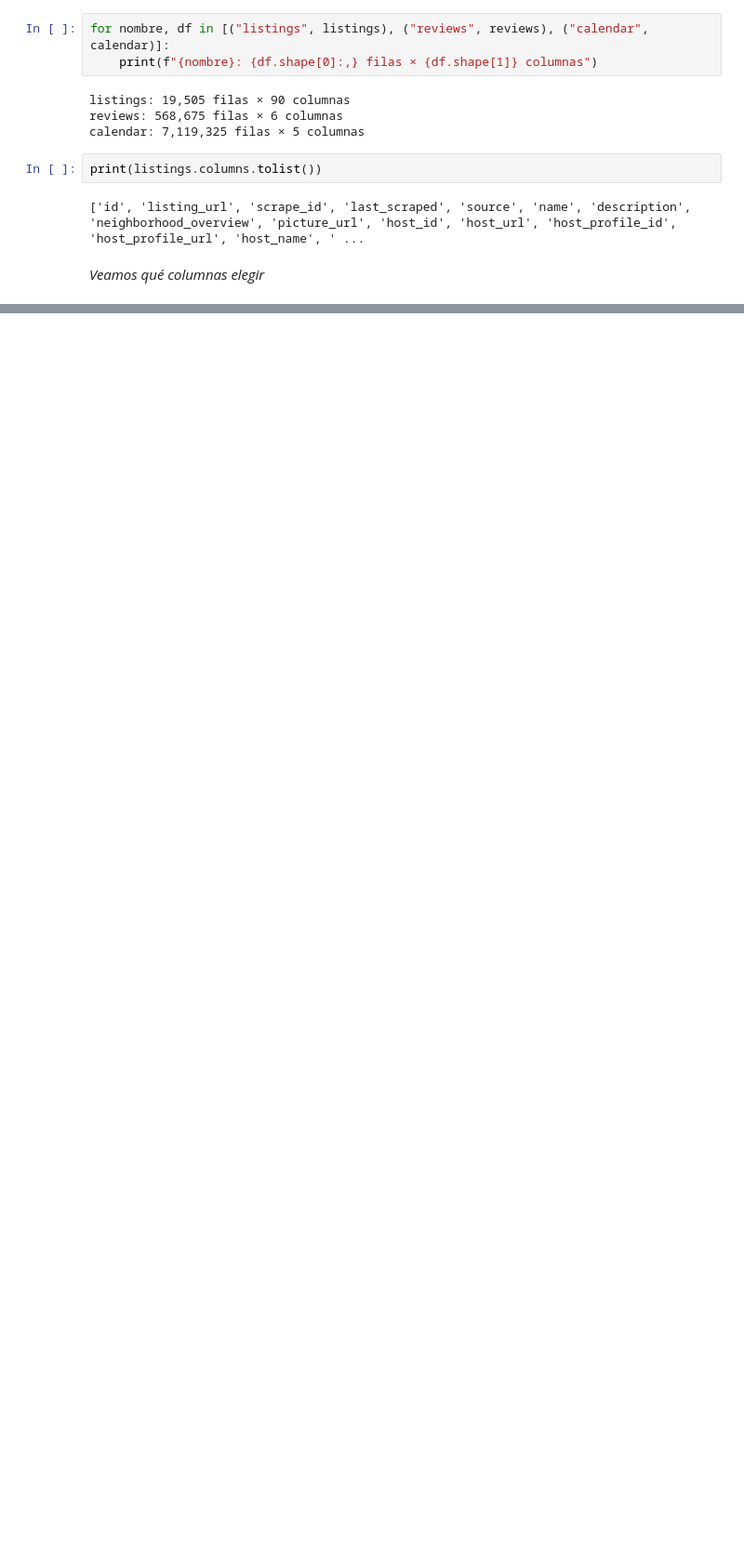
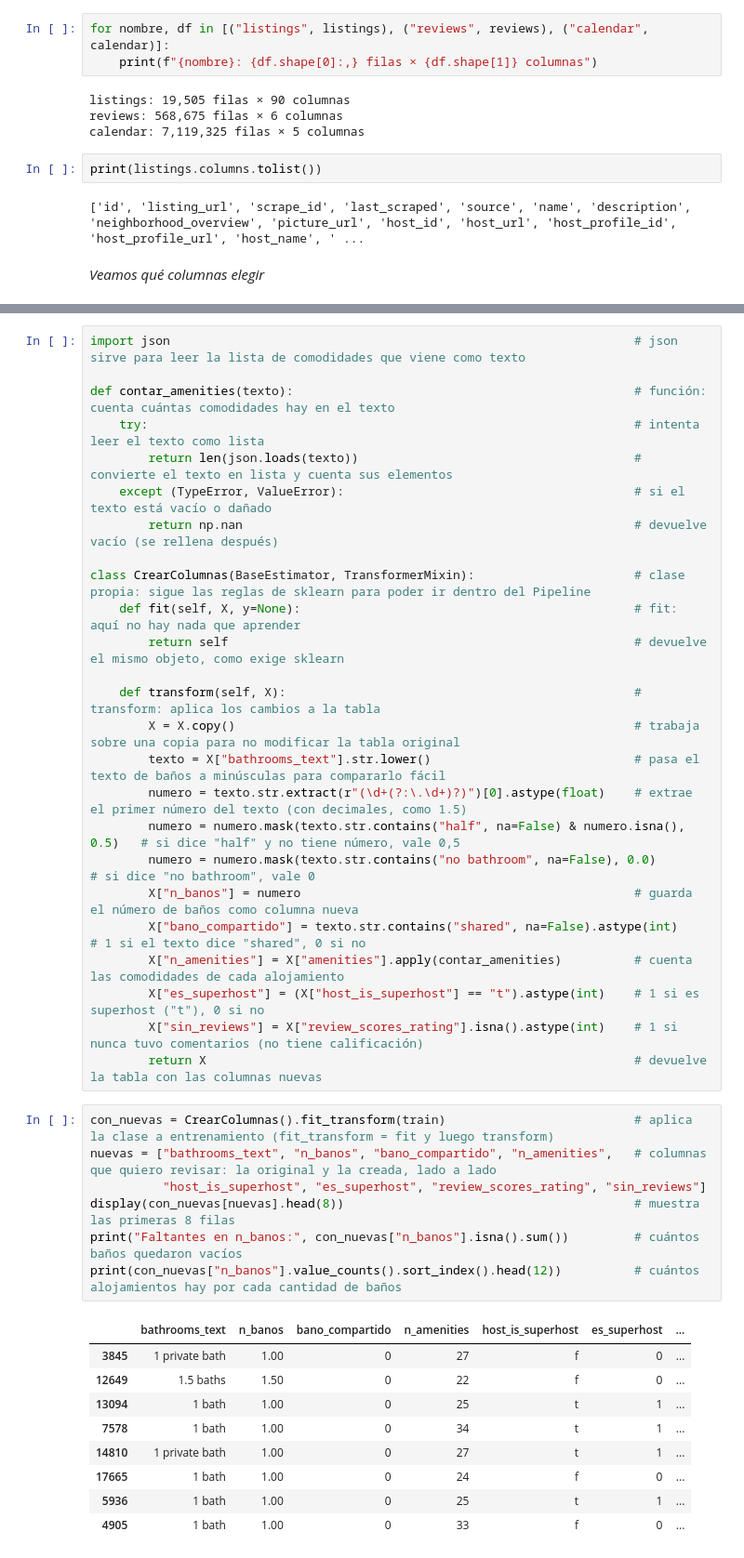
Before and after one commit to AndresMoreiraF/proyecto-airbnb, a Jupyter notebook: notebooks/exploracion.ipynb, the cells around one changed output, grey strips where cells are left out. Shown at 93% size. Saved outputs shown, nothing was run; the diff lists cells and outputs as text; blank space fills up the shorter version.

```diff
--- a/notebooks/exploracion.ipynb
+++ b/notebooks/exploracion.ipynb
@@ -87,0 +705,42 @@ print(listings.columns.tolist())
+# %%
+import json                                                                # json sirve para leer la lista de comodidades que viene como texto
+
+def contar_amenities(texto):                                               # función: cuenta cuántas comodidades hay en el texto
+    try:                                                                   # intenta leer el texto como lista
+        return len(json.loads(texto))                                      # convierte el texto en lista y cuenta sus elementos
+    except (TypeError, ValueError):                                        # si el texto está vacío o dañado
+        return np.nan                                                      # devuelve vacío (se rellena después)
+
+class CrearColumnas(BaseEstimator, TransformerMixin):                      # clase propia: sigue las reglas de sklearn para poder ir dentro del Pipeline
+    def fit(self, X, y=None):                                              # fit: aquí no hay nada que aprender
+        return self                                                        # devuelve el mismo objeto, como exige sklearn
+
+    def transform(self, X):                                                # transform: aplica los cambios a la tabla
+        X = X.copy()                                                       # trabaja sobre una copia para no modificar la tabla original
+        texto = X["bathrooms_text"].str.lower()                            # pasa el texto de baños a minúsculas para compararlo fácil
+        numero = texto.str.extract(r"(\d+(?:\.\d+)?)")[0].astype(float)    # extrae el primer número del texto (con decimales, como 1.5)
+        numero = numero.mask(texto.str.contains("half", na=False) & numero.isna(), 0.5)   # si dice "half" y no tiene número, vale 0,5
+        numero = numero.mask(texto.str.contains("no bathroom", na=False), 0.0)            # si dice "no bathroom", vale 0
+        X["n_banos"] = numero                                              # guarda el número de baños como columna nueva
+        X["bano_compartido"] = texto.str.contains("shared", na=False).astype(int)         # 1 si el texto dice "shared", 0 si no
+        X["n_amenities"] = X["amenities"].apply(contar_amenities)          # cuenta las comodidades de cada alojamiento
+        X["es_superhost"] = (X["host_is_superhost"] == "t").astype(int)    # 1 si es superhost ("t"), 0 si no
+        X["sin_reviews"] = X["review_scores_rating"].isna().astype(int)    # 1 si nunca tuvo comentarios (no tiene calificación)
+        return X                                                           # devuelve la tabla con las columnas nuevas
+# %%
+con_nuevas = CrearColumnas().fit_transform(train)                          # aplica la clase a entrenamiento (fit_transform = fit y luego transform)
+nuevas = ["bathrooms_text", "n_banos", "bano_compartido", "n_amenities",   # columnas que quiero revisar: la original y la creada, lado a lado
+          "host_is_superhost", "es_superhost", "review_scores_rating", "sin_reviews"]
+display(con_nuevas[nuevas].head(8))                                        # muestra las primeras 8 filas
+print("Faltantes en n_banos:", con_nuevas["n_banos"].isna().sum())         # cuántos baños quedaron vacíos
+print(con_nuevas["n_banos"].value_counts().sort_index().head(12))          # cuántos alojamientos hay por cada cantidad de baños
+# %% [output]
+|  | bathrooms_text | n_banos | bano_compartido | n_amenities | host_is_superhost | es_superhost | ... |
+| 3845 | 1 private bath | 1.00 | 0 | 27 | f | 0 | ... |
+| 12649 | 1.5 baths | 1.50 | 0 | 22 | f | 0 | ... |
+| 13094 | 1 bath | 1.00 | 0 | 25 | t | 1 | ... |
+| 7578 | 1 bath | 1.00 | 0 | 34 | t | 1 | ... |
+| 14810 | 1 private bath | 1.00 | 0 | 27 | t | 1 | ... |
+| 17665 | 1 bath | 1.00 | 0 | 24 | f | 0 | ... |
+| 5936 | 1 bath | 1.00 | 0 | 25 | t | 1 | ... |
+| 4905 | 1 bath | 1.00 | 0 | 33 | f | 0 | ... |
```
Also changed, not shown: parts of 56 cells of this notebook, 1 other file.
